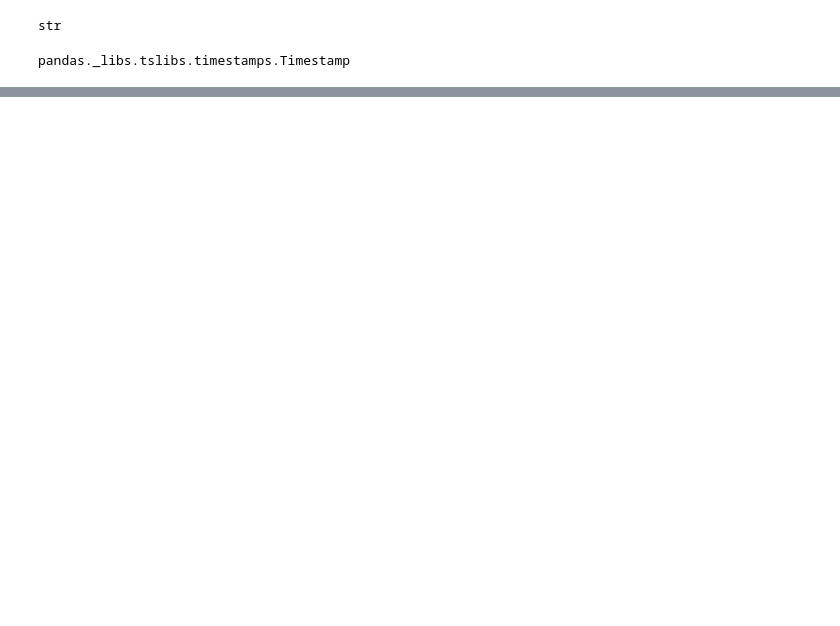
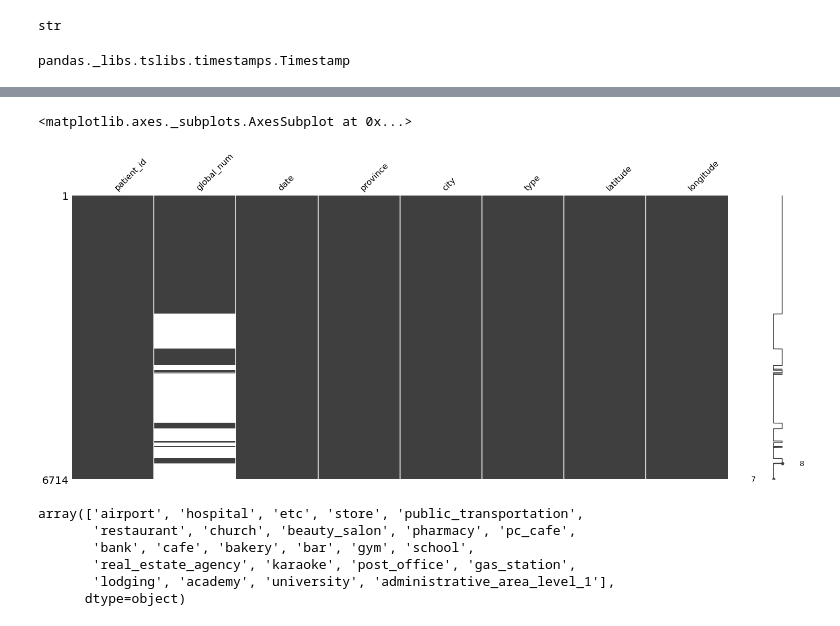
Before and after one commit to solee328/LikeLion_EDA, a Jupyter notebook: EDA_TEST.ipynb, the cells around one changed output, grey strips where cells are left out. Drawn from its saved outputs; the diff is of its cells as text; code cells hidden in the pictures; blank space fills up the shorter version.

```diff
--- a/EDA_TEST.ipynb
+++ b/EDA_TEST.ipynb
@@ -126,0 +162,14 @@ confirmed_date의 type을 str에서 timestamp로 변경해 특정 날짜의 데
+# %%
+msno.matrix(patient_route)
+# %% [output]
+<matplotlib.axes._subplots.AxesSubplot at 0x...>
+[figure, added]
+# %%
+pd.unique(patient_route['type'])
+# %% [output]
+array(['airport', 'hospital', 'etc', 'store', 'public_transportation',
+       'restaurant', 'church', 'beauty_salon', 'pharmacy', 'pc_cafe',
+       'bank', 'cafe', 'bakery', 'bar', 'gym', 'school',
+       'real_estate_agency', 'karaoke', 'post_office', 'gas_station',
+       'lodging', 'academy', 'university', 'administrative_area_level_1'],
+      dtype=object)
```
Also changed, not shown: parts of 27 cells of this notebook.
